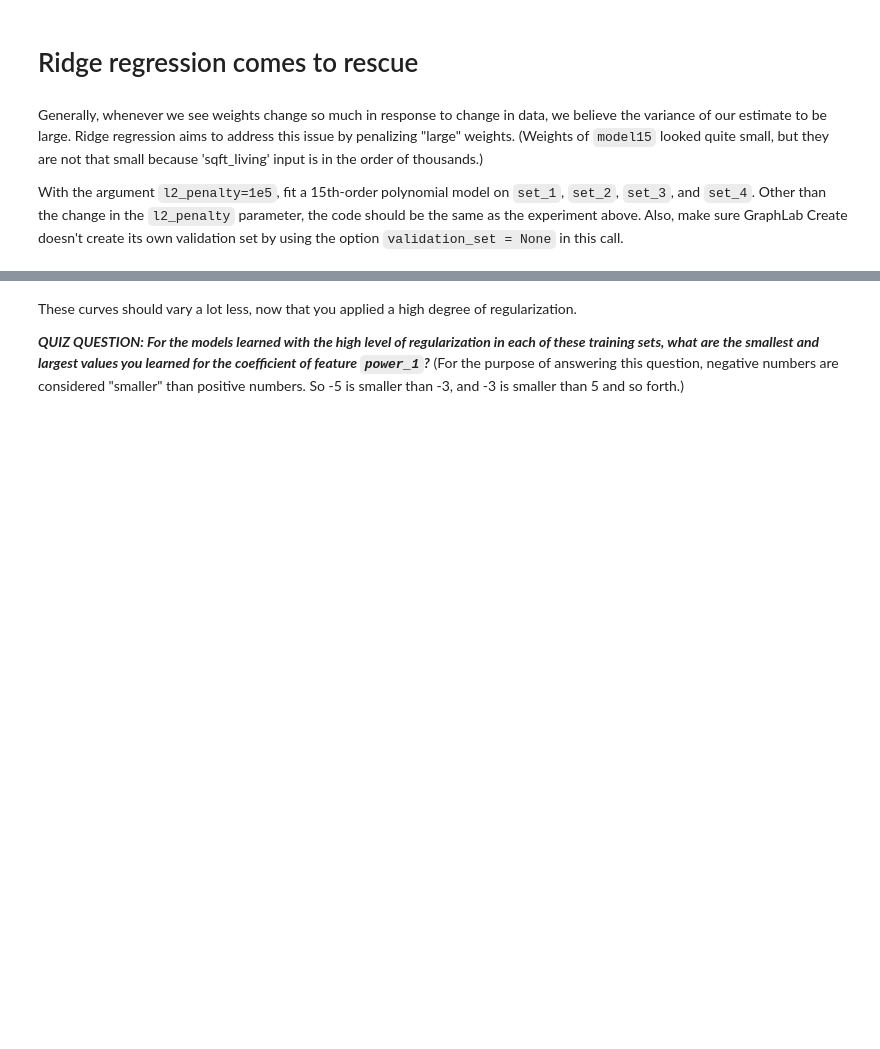
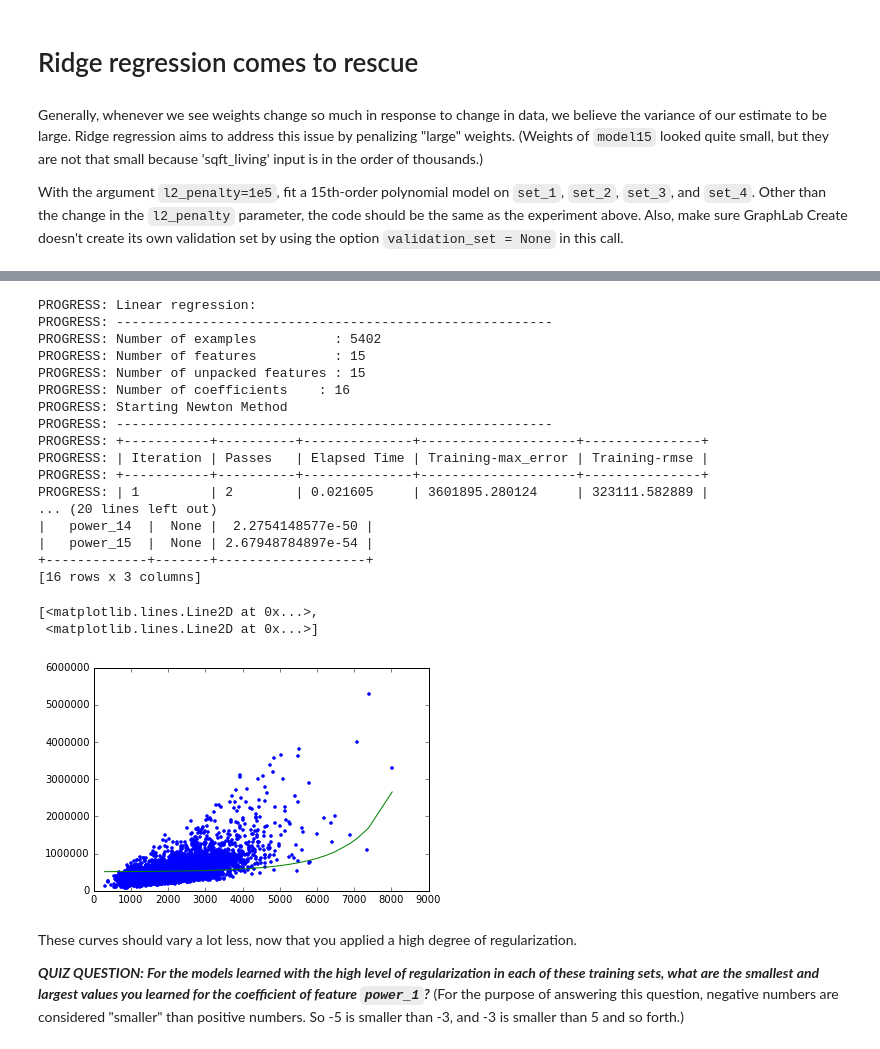
Before and after one commit to rbudzyns/Regression, a Jupyter notebook: week-4-ridge-regression-assignment-1-blank.ipynb, the cells around one changed output, grey strips where cells are left out. Saved outputs shown, nothing was run; the diff lists cells and outputs as text; code cells hidden in the pictures; blank space fills up the shorter version.

```diff
--- a/week-4-ridge-regression-assignment-1-blank.ipynb
+++ b/week-4-ridge-regression-assignment-1-blank.ipynb
@@ -229,3 +323,32 @@ With the argument `l2_penalty=1e5`, fit a 15th-order polynomial model on `set_1`
+# %%
+poly15_set4 = polynomial_sframe(set_4['sqft_living'], 15)
+my_features = poly15_set4.column_names() # get the name of the features
+poly15_set4['price'] = set_4['price'] # add price to the data since it's the target
+model15_4 = graphlab.linear_regression.create(poly15_set4, target = 'price', l2_penalty=1e5,
+                                              features = my_features, validation_set = None)
+model15_4.get("coefficients").print_rows(num_rows=16)
+plt.plot(poly15_set4['power_1'], poly15_set4['price'], '.', poly15_set4['power_1'], model15_4.predict(poly15_set4),'-')
+# %% [output]
+PROGRESS: Linear regression:
+PROGRESS: --------------------------------------------------------
+PROGRESS: Number of examples          : 5402
+PROGRESS: Number of features          : 15
+PROGRESS: Number of unpacked features : 15
+PROGRESS: Number of coefficients    : 16
+PROGRESS: Starting Newton Method
+PROGRESS: --------------------------------------------------------
+PROGRESS: +-----------+----------+--------------+--------------------+---------------+
+PROGRESS: | Iteration | Passes   | Elapsed Time | Training-max_error | Training-rmse |
+PROGRESS: +-----------+----------+--------------+--------------------+---------------+
+PROGRESS: | 1         | 2        | 0.021605     | 3601895.280124     | 323111.582889 |
+... (20 lines left out)
+|   power_14  |  None |  2.2754148577e-50 |
+|   power_15  |  None | 2.67948784897e-54 |
++-------------+-------+-------------------+
+[16 rows x 3 columns]
+[<matplotlib.lines.Line2D at 0x...>,
+ <matplotlib.lines.Line2D at 0x...>]
+[figure, added]
 # %% [markdown]
 These curves should vary a lot less, now that you applied a high degree of regularization.
 
```
Also changed, not shown: parts of 23 cells of this notebook, 1 other file.
